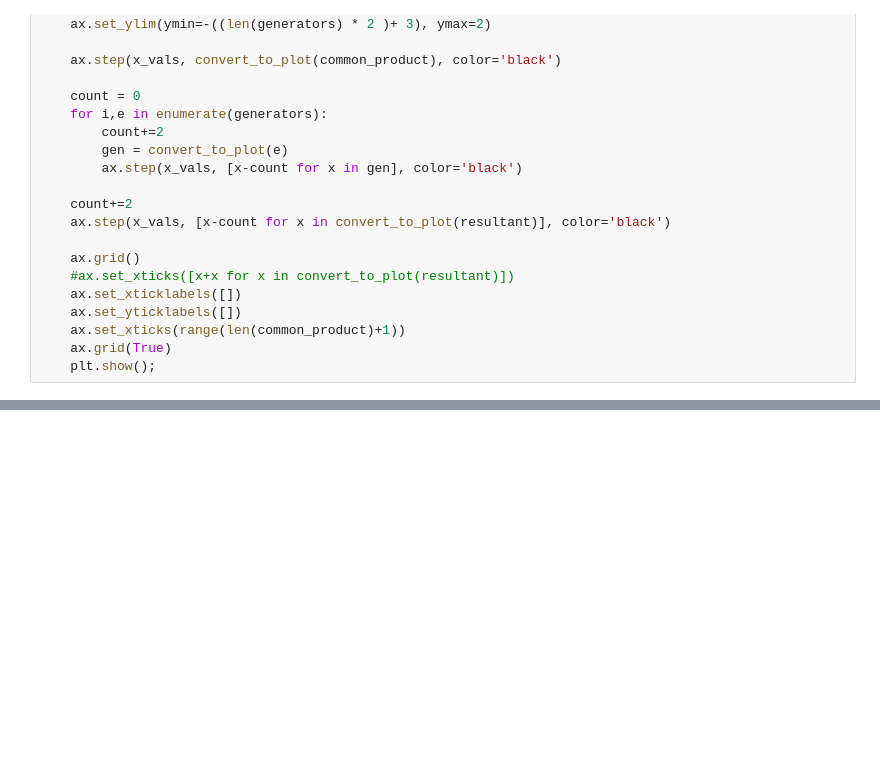
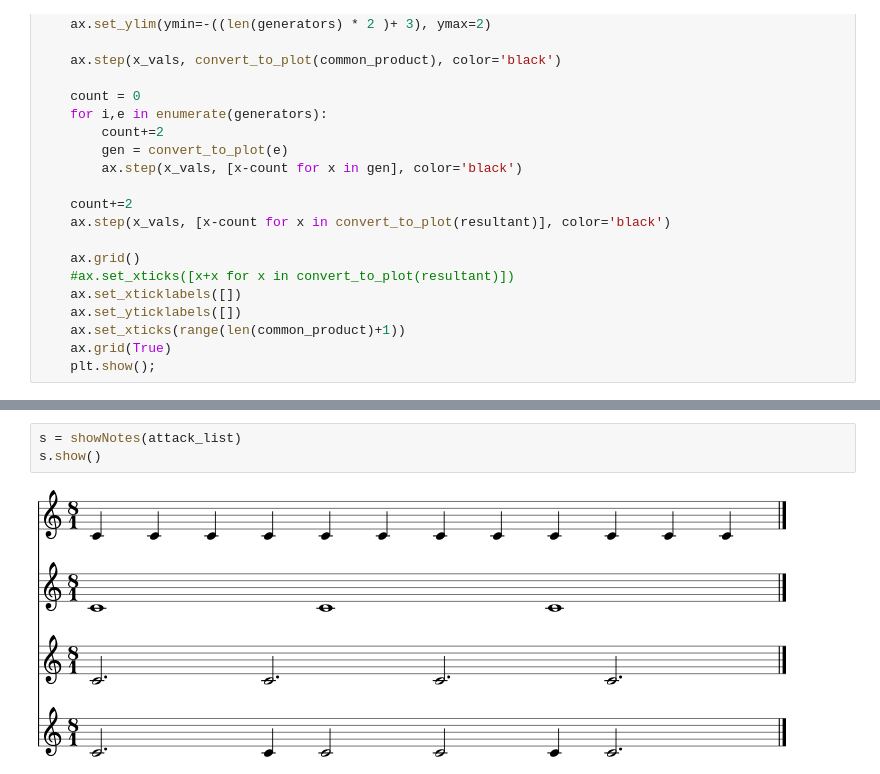
Before and after one commit to KoSv/schillinger, a Jupyter notebook: schillinger_rythm_fractions.ipynb, the cells around one changed output, grey strips where cells are left out. Drawn from its saved outputs; the diff is of its cells as text; blank space fills up the shorter version.

```diff
--- a/schillinger_rythm_fractions.ipynb
+++ b/schillinger_rythm_fractions.ipynb
@@ -122,0 +174,5 @@ complementary
+# %%
+s = showNotes(attack_list)
+s.show()
+# %% [output]
+[figure, added]
```
Also changed, not shown: parts of 4 cells of this notebook, 2 other files.
